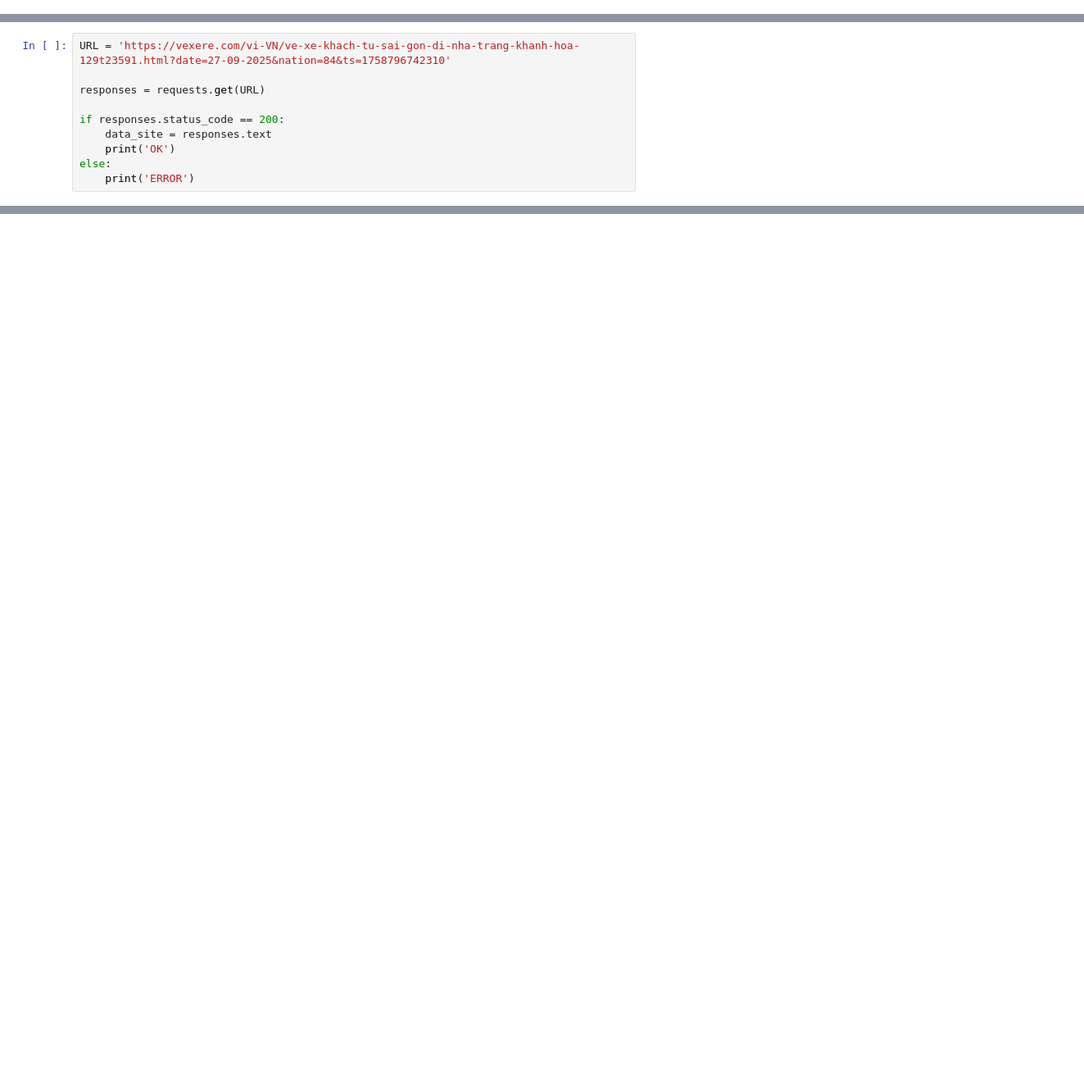
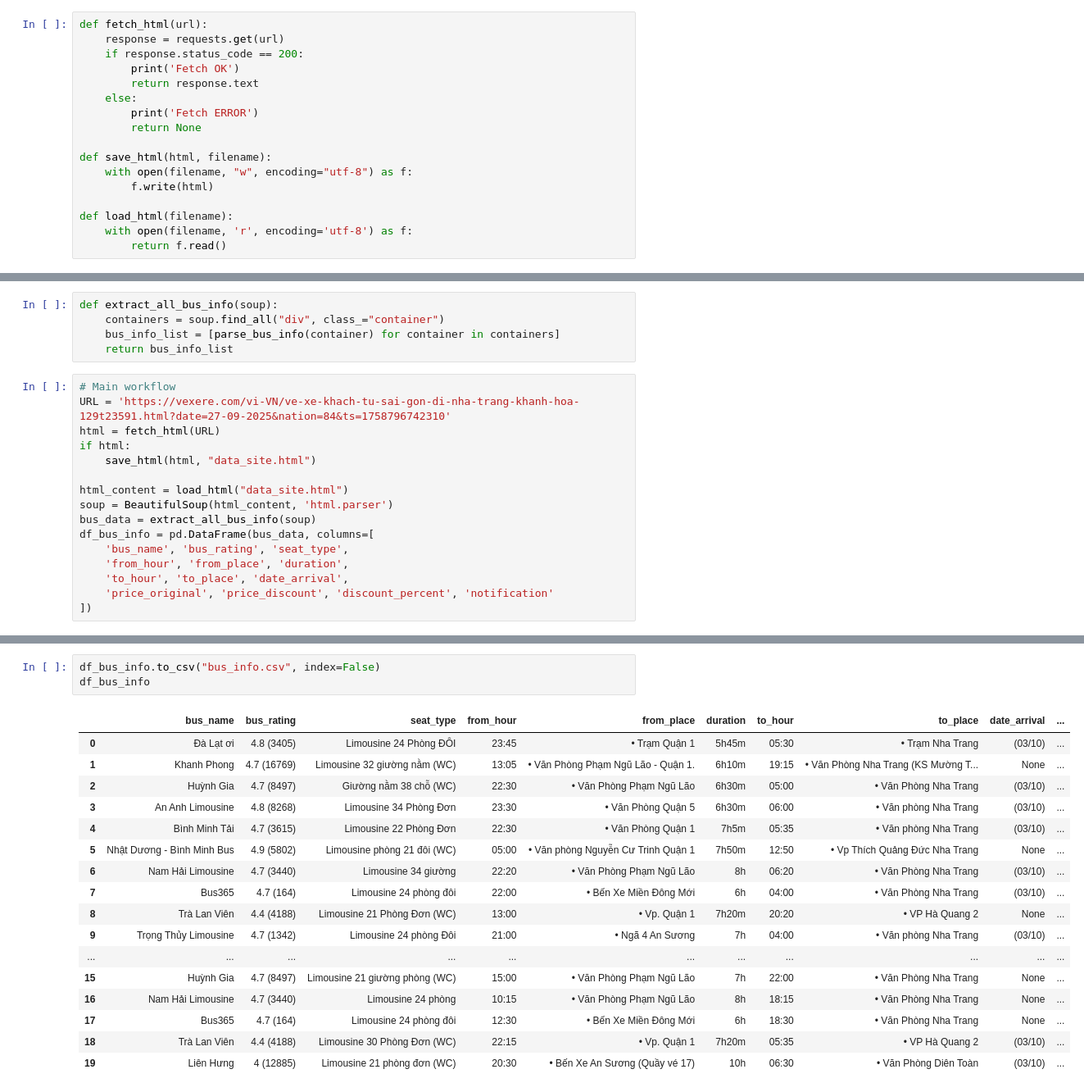
Before and after one commit to Le-AnV/ds-vexere-analysis, a Jupyter notebook: get_data.ipynb, the cells around one changed output, grey strips where cells are left out. Shown at 82% size. Saved outputs shown, nothing was run; the diff lists cells and outputs as text; blank space fills up the shorter version.

```diff
--- a/get_data.ipynb
+++ b/get_data.ipynb
@@ -5 +4,18 @@ import numpy
 from bs4 import BeautifulSoup
+# %%
+def fetch_html(url):
+    response = requests.get(url)
+    if response.status_code == 200:
+        print('Fetch OK')
+        return response.text
+    else:
+        print('Fetch ERROR')
+        return None
+
+def save_html(html, filename):
+    with open(filename, "w", encoding="utf-8") as f:
+        f.write(html)
+
+def load_html(filename):
+    with open(filename, 'r', encoding='utf-8') as f:
+        return f.read()
@@ -6,11 +93,22 @@ from bs4 import BeautifulSoup
+# %%
+def extract_all_bus_info(soup):
+    containers = soup.find_all("div", class_="container")
+    bus_info_list = [parse_bus_info(container) for container in containers]
+    return bus_info_list
 # %%
+# Main workflow
 URL = 'https://vexere.com/vi-VN/ve-xe-khach-tu-sai-gon-di-nha-trang-khanh-hoa-129t23591.html?date=27-09-2025&nation=84&ts=1758796742310'
+html = fetch_html(URL)
+if html:
+    save_html(html, "data_site.html")
 
-responses = requests.get(URL)
-
-if responses.status_code == 200:
-    data_site = responses.text
-    print('OK')
-else:
-    print('ERROR')
+html_content = load_html("data_site.html")
+soup = BeautifulSoup(html_content, 'html.parser')
+bus_data = extract_all_bus_info(soup)
+df_bus_info = pd.DataFrame(bus_data, columns=[
+    'bus_name', 'bus_rating', 'seat_type',
+    'from_hour', 'from_place', 'duration',
+    'to_hour', 'to_place', 'date_arrival',
+    'price_original', 'price_discount', 'discount_percent', 'notification'
+])
 # %% [output]
@@ -92,0 +116,21 @@ df
+# %%
+df_bus_info.to_csv("bus_info.csv", index=False)
+df_bus_info
+# %% [output]
+|  | bus_name | bus_rating | seat_type | from_hour | from_place | duration | to_hour | to_place | date_arrival | ... |
+| 0 | Đà Lạt ơi | 4.8 (3405) | Limousine 24 Phòng ĐÔI | 23:45 | • Trạm Quận 1 | 5h45m | 05:30 | • Trạm Nha Trang | (03/10) | ... |
+| 1 | Khanh Phong | 4.7 (16769) | Limousine 32 giường nằm (WC) | 13:05 | • Văn Phòng Phạm Ngũ Lão - Quận 1. | 6h10m | 19:15 | • Văn Phòng Nha Trang (KS Mường T... | None | ... |
+| 2 | Huỳnh Gia | 4.7 (8497) | Giường nằm 38 chỗ (WC) | 22:30 | • Văn Phòng Phạm Ngũ Lão | 6h30m | 05:00 | • Văn Phòng Nha Trang | (03/10) | ... |
+| 3 | An Anh Limousine | 4.8 (8268) | Limousine 34 Phòng Đơn | 23:30 | • Văn Phòng Quận 5 | 6h30m | 06:00 | • Văn phòng Nha Trang | (03/10) | ... |
+| 4 | Bình Minh Tải | 4.7 (3615) | Limousine 22 Phòng Đơn | 22:30 | • Văn Phòng Quận 1 | 7h5m | 05:35 | • Văn phòng Nha Trang | (03/10) | ... |
+| 5 | Nhật Dương - Bình Minh Bus | 4.9 (5802) | Limousine phòng 21 đôi (WC) | 05:00 | • Văn phòng Nguyễn Cư Trinh Quận 1 | 7h50m | 12:50 | • Vp Thích Quảng Đức Nha Trang | None | ... |
+| 6 | Nam Hải Limousine | 4.7 (3440) | Limousine 34 giường | 22:20 | • Văn Phòng Phạm Ngũ Lão | 8h | 06:20 | • Văn Phòng Nha Trang | (03/10) | ... |
+| 7 | Bus365 | 4.7 (164) | Limousine 24 phòng đôi | 22:00 | • Bến Xe Miền Đông Mới | 6h | 04:00 | • Văn Phòng Nha Trang | (03/10) | ... |
+| 8 | Trà Lan Viên | 4.4 (4188) | Limousine 21 Phòng Đơn (WC) | 13:00 | • Vp. Quận 1 | 7h20m | 20:20 | • VP Hà Quang 2 | None | ... |
+| 9 | Trọng Thủy Limousine | 4.7 (1342) | Limousine 24 phòng Đôi | 21:00 | • Ngã 4 An Sương | 7h | 04:00 | • Văn phòng Nha Trang | (03/10) | ... |
+| ... | ... | ... | ... | ... | ... | ... | ... | ... | ... | ... |
+| 15 | Huỳnh Gia | 4.7 (8497) | Limousine 21 giường phòng (WC) | 15:00 | • Văn Phòng Phạm Ngũ Lão | 7h | 22:00 | • Văn Phòng Nha Trang | None | ... |
+| 16 | Nam Hải Limousine | 4.7 (3440) | Limousine 24 phòng | 10:15 | • Văn Phòng Phạm Ngũ Lão | 8h | 18:15 | • Văn Phòng Nha Trang | None | ... |
+| 17 | Bus365 | 4.7 (164) | Limousine 24 phòng đôi | 12:30 | • Bến Xe Miền Đông Mới | 6h | 18:30 | • Văn Phòng Nha Trang | None | ... |
+| 18 | Trà Lan Viên | 4.4 (4188) | Limousine 30 Phòng Đơn (WC) | 22:15 | • Vp. Quận 1 | 7h20m | 05:35 | • VP Hà Quang 2 | (03/10) | ... |
+| 19 | Liên Hưng | 4 (12885) | Limousine 21 phòng đơn (WC) | 20:30 | • Bến Xe An Sương (Quầy vé 17) | 10h | 06:30 | • Văn Phòng Diên Toàn | (03/10) | ... |
```
Also changed, not shown: parts of 13 cells of this notebook, 3 other files.
